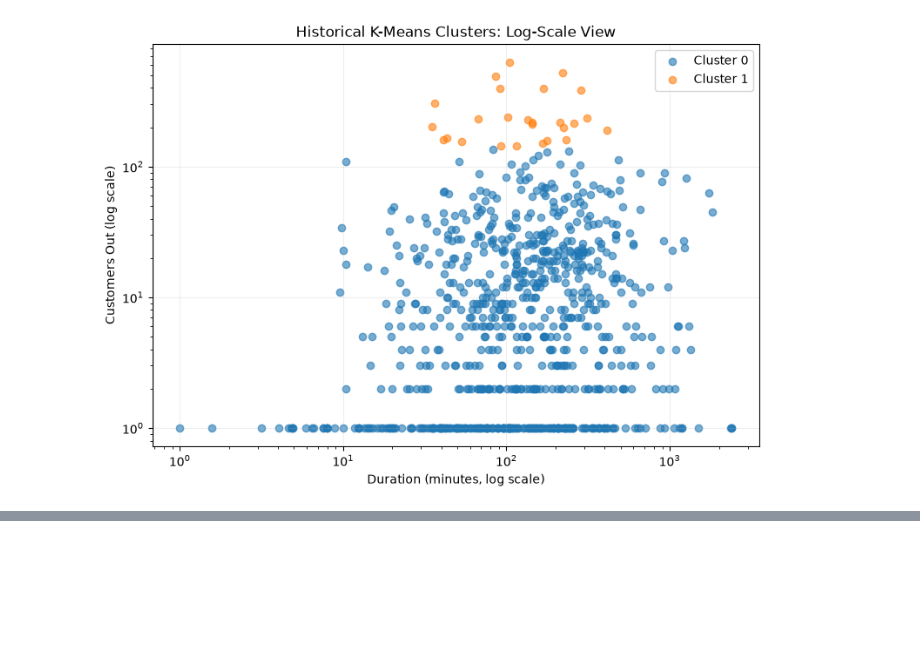
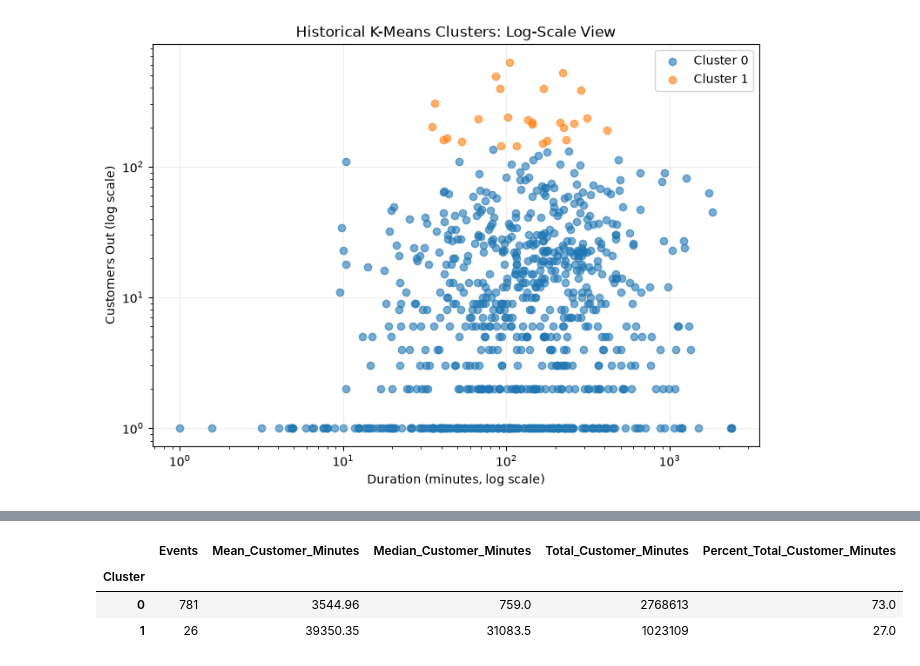
Before and after one commit to markasmithks/vegetation-outage-ML-project, a Jupyter notebook: vegetation-validation/notebooks/01_validate_historical_analysis.ipynb, the cells around one changed output, grey strips where cells are left out. Cells and saved outputs as stored; diff of their text form; code cells hidden in the pictures; blank space fills up the shorter version.

```diff
--- a/vegetation-validation/notebooks/01_validate_historical_analysis.ipynb
+++ b/vegetation-validation/notebooks/01_validate_historical_analysis.ipynb
@@ -521,0 +550,25 @@ plt.show()
+# %%
+cluster_impact = (
+    cluster_data
+    .groupby("Cluster")
+    .agg(
+        Events=("Cluster", "size"),
+        Mean_Customer_Minutes=("Customer_Minutes", "mean"),
+        Median_Customer_Minutes=("Customer_Minutes", "median"),
+        Total_Customer_Minutes=("Customer_Minutes", "sum")
+    )
+    .round(2)
+)
+
+cluster_impact["Percent_Total_Customer_Minutes"] = (
+    100
+    * cluster_impact["Total_Customer_Minutes"]
+    / cluster_impact["Total_Customer_Minutes"].sum()
+).round(1)
+
+cluster_impact
+# %% [output]
+|  | Events | Mean_Customer_Minutes | Median_Customer_Minutes | Total_Customer_Minutes | Percent_Total_Customer_Minutes |
+| Cluster |  |  |  |  |  |
+| 0 | 781 | 3544.96 | 759.0 | 2768613 | 73.0 |
+| 1 | 26 | 39350.35 | 31083.5 | 1023109 | 27.0 |
```
Also changed, not shown: parts of 10 cells of this notebook.
